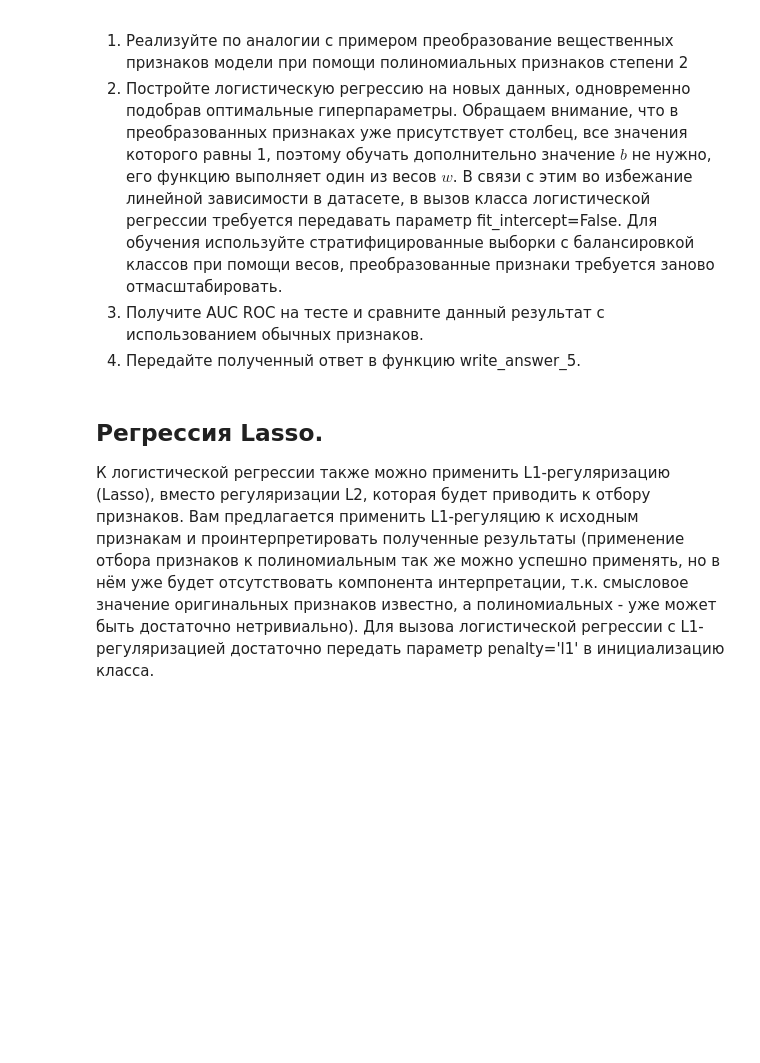
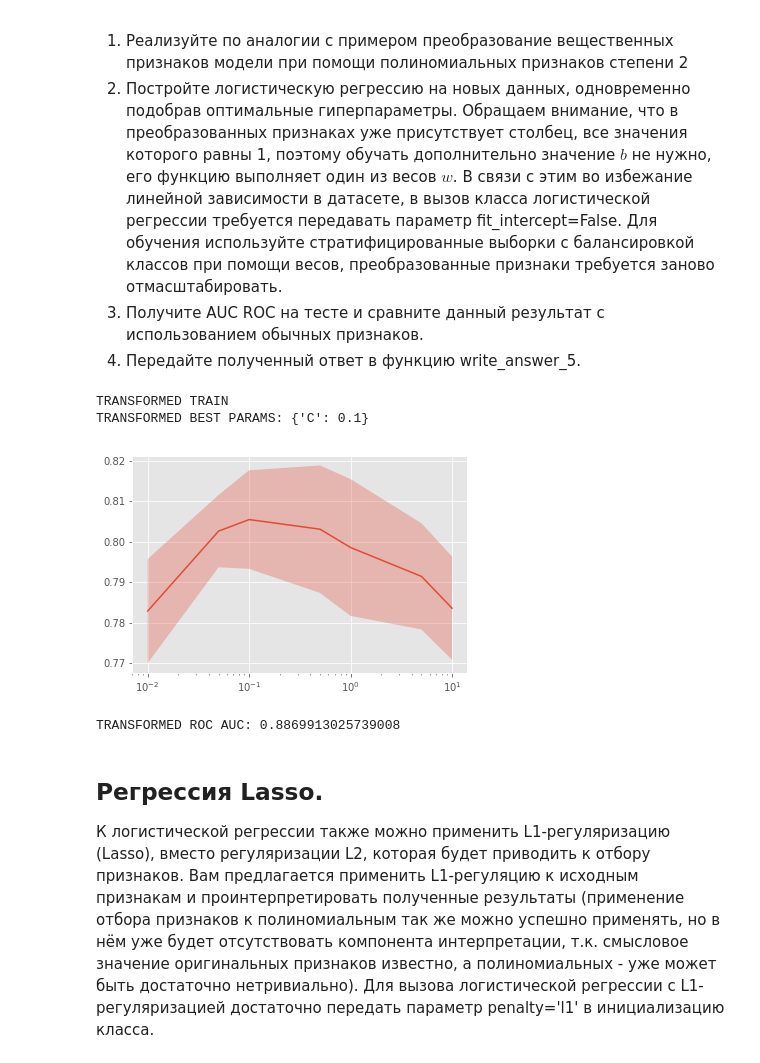
Before and after one commit to l0kix2/coursera-mlda-yandex, a Jupyter notebook: 02_supervised_learning/week3/Preprocessing_LR.ipynb, the cells around one changed output. Saved outputs shown, nothing was run; the diff lists cells and outputs as text; code cells hidden in the pictures; blank space fills up the shorter version.

```diff
--- a/02_supervised_learning/week3/Preprocessing_LR.ipynb
+++ b/02_supervised_learning/week3/Preprocessing_LR.ipynb
@@ -656,12 +694,19 @@ $$ \phi(x_i) = [x_{i,1}^2, ..., x_{i,D}^2, x_{i,1}x_{i,2}, ..., x_{i,D} x_{i,D-1
 Рассмотрим принцип работы данных признаков на данных, сэмплированных их гауссиан:
 # %%
 from sklearn.preprocessing import PolynomialFeatures
+
+def transform_poly(train, test, p=2):
+    transform = PolynomialFeatures(p)
+    train_poly = transform.fit_transform(train)
+    test_poly = transform.transform(test)
+    return transform, train_poly, test_poly
 
 """Инициализируем класс, который выполняет преобразование"""
 transform = PolynomialFeatures(2)
 """Обучаем преобразование на обучающей выборке, применяем его к тестовой"""
-example_data_train_poly = transform.fit_transform(example_data_train)
-example_data_test_poly = transform.transform(example_data_test)
+# example_data_train_poly = transform.fit_transform(example_data_train)
+# example_data_test_poly = transform.transform(example_data_test)
+transform, example_data_train_poly, example_data_test_poly = transform_poly(example_data_train, example_data_test)
 """Обращаем внимание на параметр fit_intercept=False"""
 optimizer = GridSearchCV(LogisticRegression(class_weight='balanced', fit_intercept=False), param_grid, cv=cv, n_jobs=-1)
 optimizer.fit(example_data_train_poly, example_labels_train)
@@ -717,3 +756,28 @@ def write_answer_5(auc):
+# %%
+def write_answer_5(auc):
+    with open("preprocessing_lr_answer5.txt", "w") as fout:
+        fout.write(str(auc))
+
+transform, X_train_poly, X_test_poly = transform_poly(X_train_real_zeros_st, X_test_real_zeros_st)
+X_train_poly_scaled, X_test_poly_scaled = scale(X_train_poly, X_test_poly)
+
+auc_transform = train_and_analyze(
+    features=np.hstack([X_train_poly_scaled, X_train_cat_oh_st]),
+    targets=y_train_st,
+    features_test=np.hstack([X_test_poly_scaled, X_test_cat_oh_st]),
+    targets_test=y_test_st,
+    mark='TRANSFORMED',
+    regressor_params={
+        'class_weight': 'balanced',
+        'fit_intercept': False,
+    },
+)
+write_answer_5(auc_transform)
+# %% [output]
+TRANSFORMED TRAIN
+TRANSFORMED BEST PARAMS: {'C': 0.1}
+[figure, added]
+TRANSFORMED ROC AUC: 0.8869913025739008
 # %% [markdown]
 ## Регрессия Lasso.
 К логистической регрессии также можно применить L1-регуляризацию (Lasso), вместо регуляризации L2, которая будет приводить к отбору признаков. Вам предлагается применить L1-регуляцию к исходным признакам и проинтерпретировать полученные результаты (применение отбора признаков к полиномиальным так же можно успешно применять, но в нём уже будет отсутствовать компонента интерпретации, т.к. смысловое значение оригинальных признаков известно, а полиномиальных - уже может быть достаточно нетривиально). Для вызова логистической регрессии с L1-регуляризацией достаточно передать параметр penalty='l1' в инициализацию класса.
```
Also changed, not shown: parts of 13 cells of this notebook, 6 other files.
